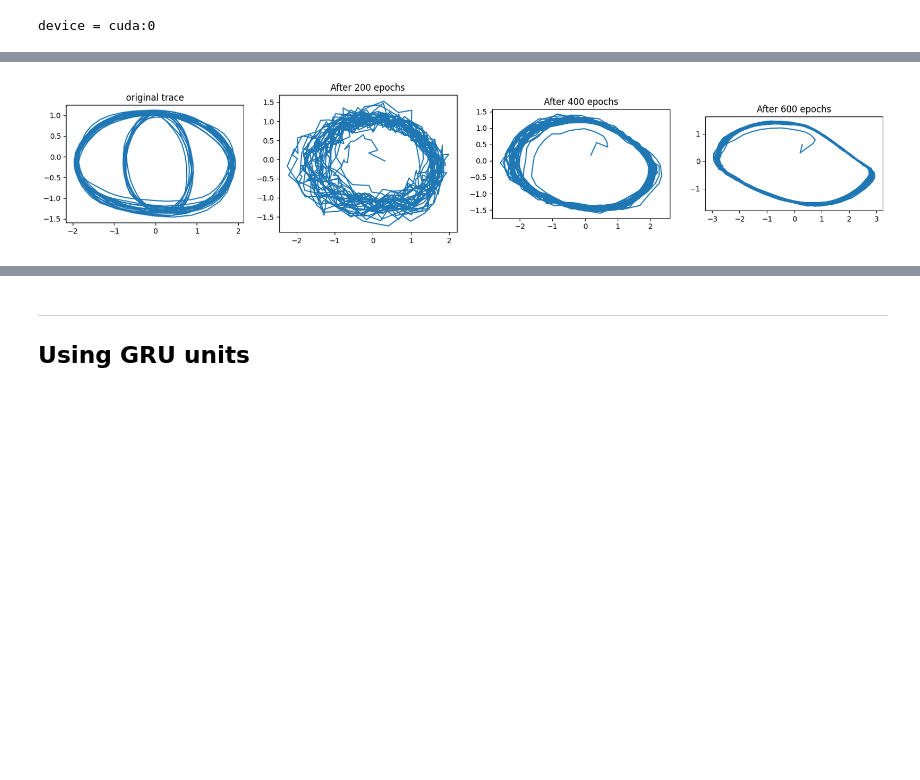
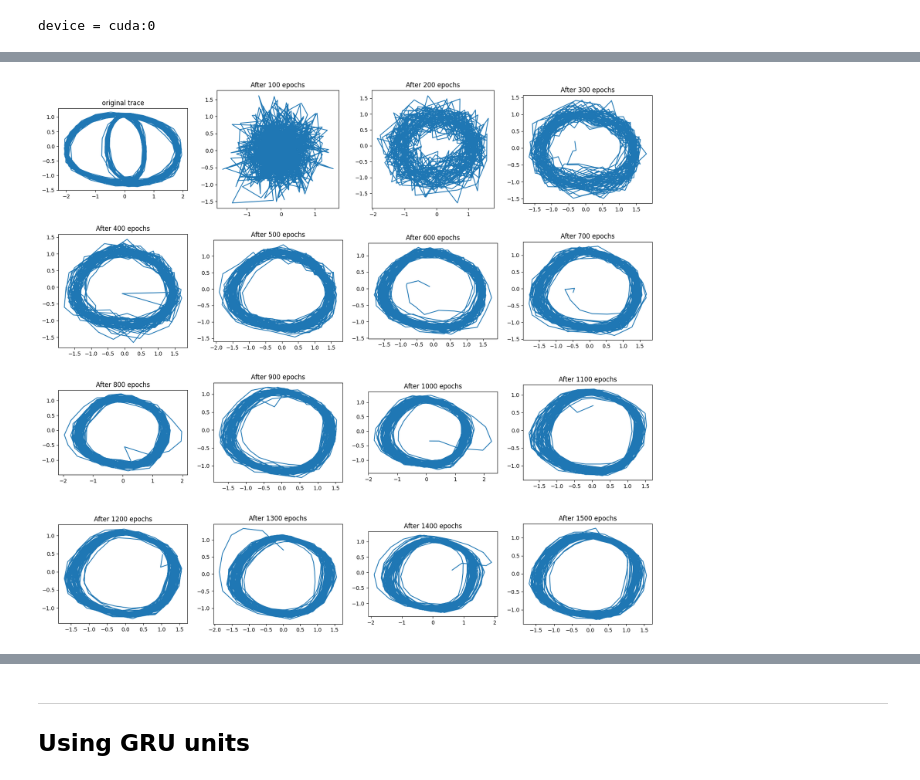
Before and after one commit to sergio-verduzco/deep_explorations, a Jupyter notebook: rnn/VRNN.ipynb, the cells around one changed output, grey strips where cells are left out. Saved outputs shown, nothing was run; the diff lists cells and outputs as text; code cells hidden in the pictures; blank space fills up the shorter version.

Commit message:
Add PVRNN and tranining patterns.

```diff
--- a/rnn/VRNN.ipynb
+++ b/rnn/VRNN.ipynb
@@ -639,0 +410,41 @@ RE = 0.0037, w*DE = 0.0227, w = 0.000004 at epoch 180
+# %%
+# Train and generate trajectories, multiple training patterns
+n_epicycles = 5
+n_points = 1000
+n_epochs = 100  # number of epochs per epicycle
+alpha = 1e-7
+n_pats = len(coordinates)
+for i in range(n_pats):
+    coordinates[i] = coordinates[i].to(device)
+
+if not 'w' in locals():
+    w = 0.
+
+for epi in range(n_epicycles):
+    for epoch in range(n_epochs):
+        acc_RE = 0
+        acc_DE = 0
+        for coords in coordinates:
+            optim.zero_grad()
+            x, pmu, psig, mu, sig = vrnn(coords)
+            RE = mse_loss(x, coords)
+            DE = KL_loss(mu, sig, pmu, psig)
+            loss = RE + w * DE
+            loss.backward()
+            optim.step()
+            with torch.no_grad():
+                w += alpha * (100. * RE - w * DE)
+            acc_RE += RE
+            acc_DE += DE
+        acc_RE /= n_pats
+        acc_DE /= n_pats
+        if epoch % 20 == 0:
+            print(f"RE = {acc_RE:.5f}, w*DE = {w * acc_DE:.5f}, w = {w:.8f} at epoch {epoch}")
+    print(f"epicycle {epi} completed.")
+    print("-------------------------------------------------------")
+
+    # Generate a trajectory
+    with torch.no_grad():
+        gen_coordinates = vrnn.generate(n_points).cpu().detach().numpy()
+
+    all_generated.append(gen_coordinates)
@@ -643,32 +472,32 @@ n_traces = len(all_generated)
 if n_traces > 3:
     n_rows = int(np.floor(np.sqrt(n_traces + 1)))
     n_cols = int(np.ceil((n_traces+1) / n_rows))
 else:
     n_cols = n_traces + 1
     n_rows = 1
 fig, axs = plt.subplots(ncols=n_cols, nrows=n_rows, figsize=(5*n_cols, 4.6*n_rows))
 for ax in axs:
     if type(ax) == np.ndarray:
         for _ax in ax:
             _ax.set_aspect('equal')
     else:
         ax.set_aspect('equal')
-original = coordinates.cpu().detach()
+original = coordinates[0].cpu().detach()
 if n_rows > 1:
     ax0 = axs[0,0]
 else:
     ax0 = axs[0]
 ax0.plot(original[:,0], original[:,1])
 ax0.set_title('original trace')
 for trace in range(n_traces):
     gen_coordinates = all_generated[trace]
     if n_rows == 1:
         ax = axs[trace+1]
     else:
         row = int(np.floor((trace+1)/n_cols))
         col = int(np.ceil((trace+1)%n_cols))
         ax = axs[row, col]
     ax.set_title(f'After {n_epochs*(trace+1)} epochs')
     ax.plot(gen_coordinates[:,0], gen_coordinates[:,1])
 # %% [output]
-[figure, old version]
+[figure, new version]
```
Also changed, not shown: parts of 24 cells of this notebook, 16 other files.
